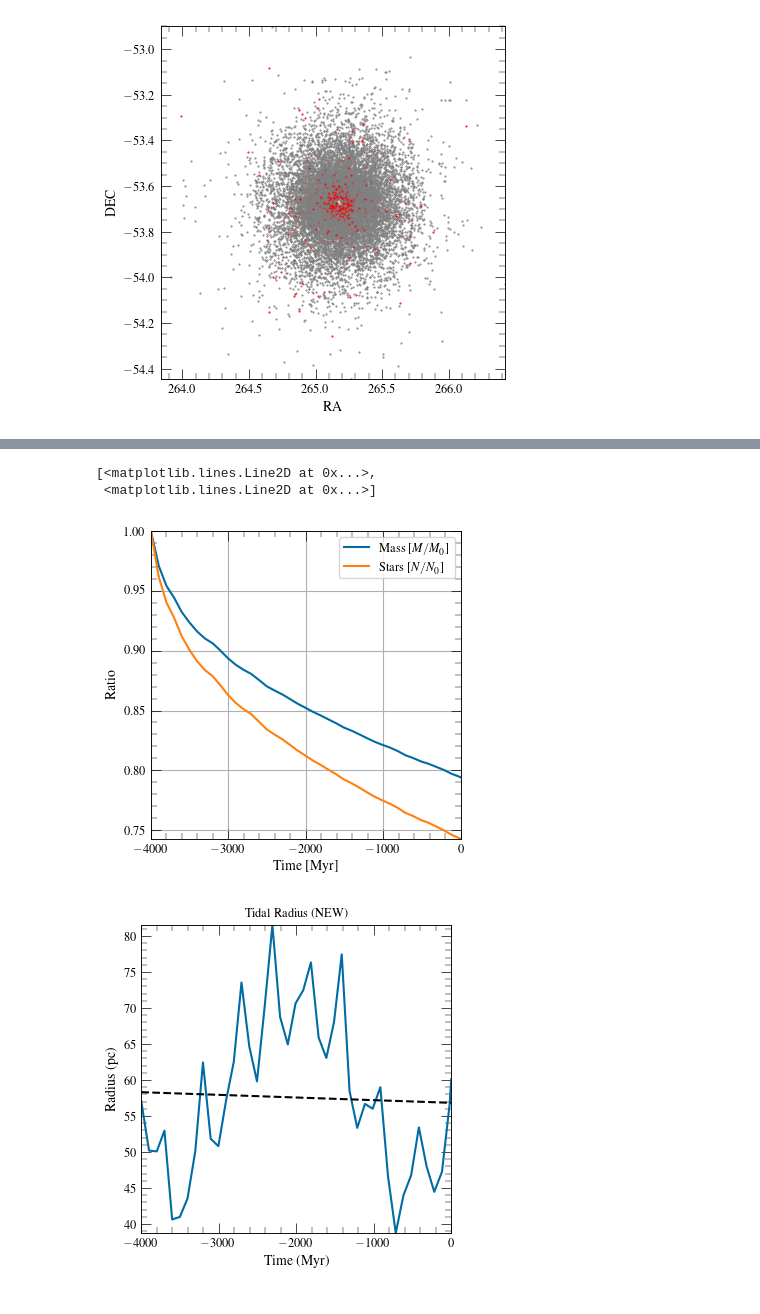
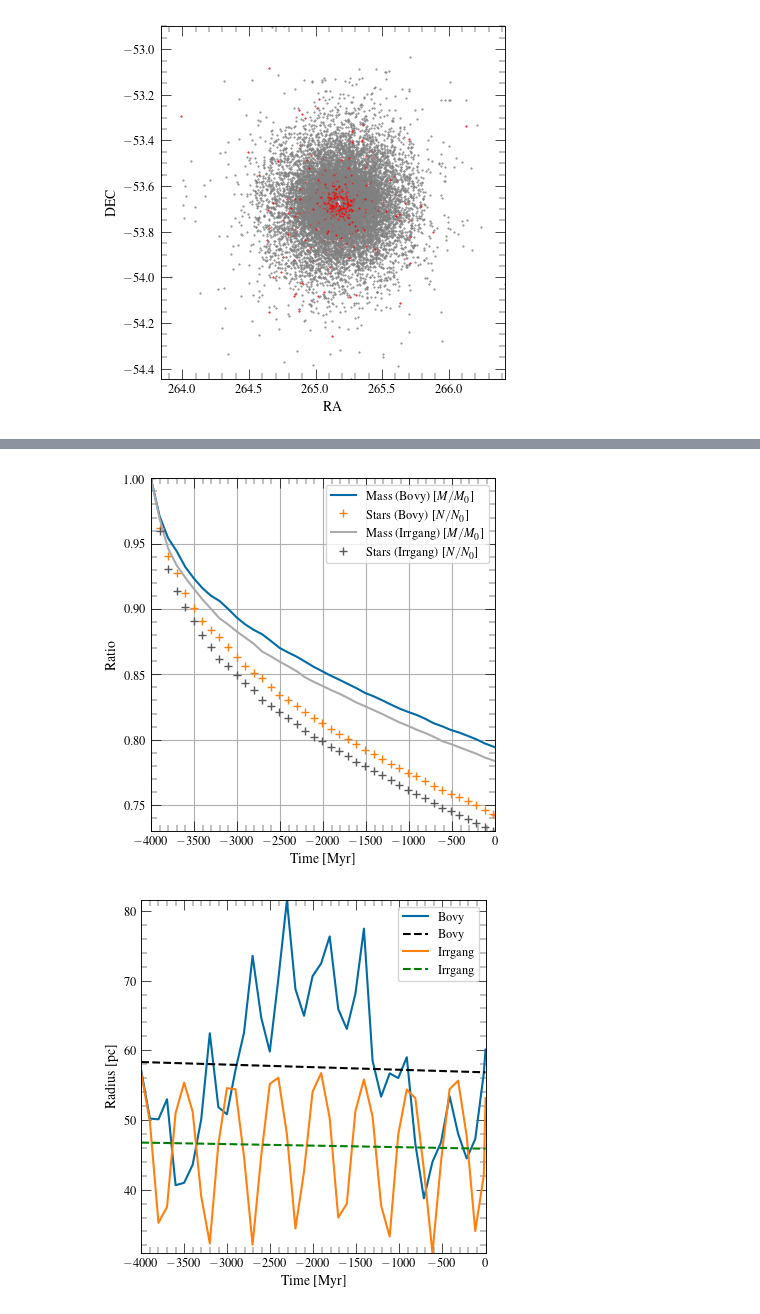
Before and after one commit to anthony-arnold/ngc6397, a Jupyter notebook: ngc6397.ipynb, the cells around one changed output, grey strips where cells are left out. Drawn from its saved outputs; the diff is of its cells as text; code cells hidden in the pictures.

```diff
--- a/ngc6397.ipynb
+++ b/ngc6397.ipynb
@@ -430,7 +428,7 @@ fit_cm()
 [figure]
 # %%
 
-
+"""
 def get_cen(nb):
     cut = nb[:2000,1:3]
     dis = np.sum((cut[:,np.newaxis] - nb[:,1:3])**2, axis=2)
@@ -441,6 +439,8 @@ def get_cen(nb):
 
 nb8_cen = get_cen(nbody)
 print(nb8_cen)
-
+"""
 #nb8_cen = [270.164528, -54.355833]
 #nb8_cen = [265.175385   ,-53.674335 ]
+
+nb8_cen = [orbits.RA, orbits.DEC]
@@ -629,33 +653,44 @@ plot_lagr(lagr_ev, "Lag. Radii - 4 Gyr (evolution)", [9500, 13500])
 # %%
 #boundm = np.loadtxt('2023-11-05/boundm')
-boundm = np.loadtxt('2024-04-07/boundm')
-boundm[0,0] = 9500
+
+boundm_bovy = np.loadtxt('2024-04-07/boundm')
+boundm_irr = np.loadtxt('2024-04-28/boundm')
+boundm_bovy[0,0] = 9500
+boundm_irr[0,0] = 9500
 
 fig, ax = plt.subplots()
-#ax.set_title('Bound mass ratio')
+fig.tight_layout()
+
 ax.set_ylabel('Ratio')
 ax.set_xlabel('Time [Myr]')
 ax.grid()
-ax.plot(boundm[:,0] - 13500, boundm[:,2], label='Mass [$M/M_0$]')
-ax.plot(boundm[:,0] - 13500, boundm[:,3], label='Stars [$N/N_0$]')
+ax.plot(boundm_bovy[:,0] - 13500, boundm_bovy[:,2], label='Mass (Bovy) [$M/M_0$]')
+ax.plot(boundm_bovy[:,0] - 13500, boundm_bovy[:,3], '+', label='Stars (Bovy) [$N/N_0$]')
+
+ax.plot(boundm_irr[:,0] - 13500, boundm_irr[:,2], label='Mass (Irrgang) [$M/M_0$]')
+ax.plot(boundm_irr[:,0] - 13500, boundm_irr[:,3], '+', label='Stars (Irrgang) [$N/N_0$]')
 ax.legend()
 fig.savefig('boundm.png')
 
 
 fig, ax = plt.subplots()
-ax.set_title('Tidal Radius (NEW)')
-ax.set_ylabel('Radius (pc)')
-ax.set_xlabel('Time (Myr)')
+fig.tight_layout()
+ax.set_ylabel('Radius [pc]')
+ax.set_xlabel('Time [Myr]')
 
-x = boundm[:,0] - 13500
-y = boundm[:,1]
+def plot_r(boundm, ax, fmt, label):
+    x = boundm[:,0] - 13500
+    y = boundm[:,1]
+    coef = np.polyfit(x,y,1)
+    poly1d_fn = np.poly1d(coef)
 
-coef = np.polyfit(x,y,1)
-poly1d_fn = np.poly1d(coef)
+    ax.plot(x, y, '-', x, poly1d_fn(x), fmt, label=label)
 
-ax.plot(x, y, '-', x, poly1d_fn(x), '--k')
+plot_r(boundm_bovy, ax, '--k', 'Bovy')
+plot_r(boundm_irr, ax, '--g', 'Irrgang')
+ax.legend()
+
+fig.savefig('r.png')
 # %% [output]
-[<matplotlib.lines.Line2D at 0x...>,
- <matplotlib.lines.Line2D at 0x...>]
-[figure, old version]
+[figure, new version]
-[figure, old version]
+[figure, new version]
```
Also changed, not shown: parts of 6 cells of this notebook, 2 other files.
